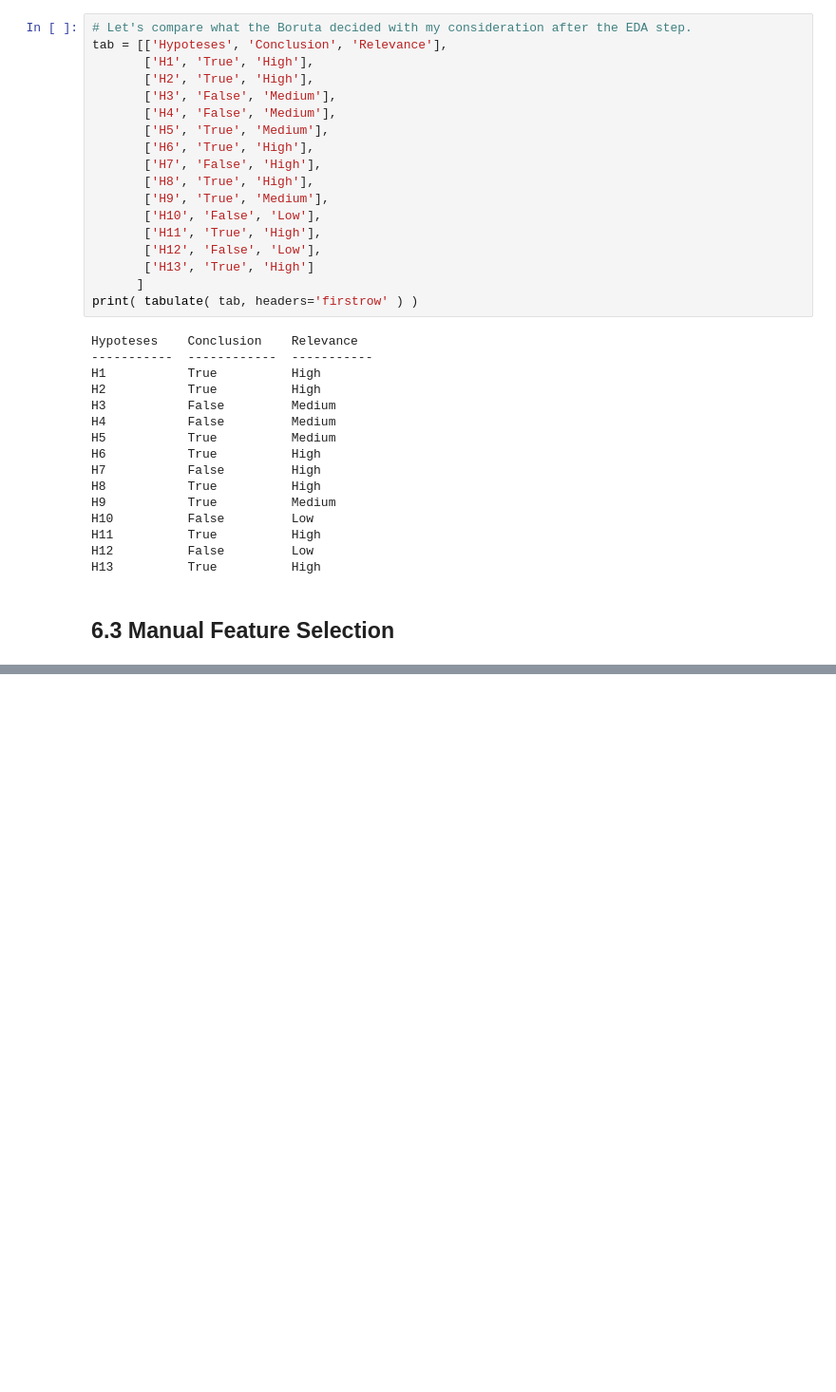
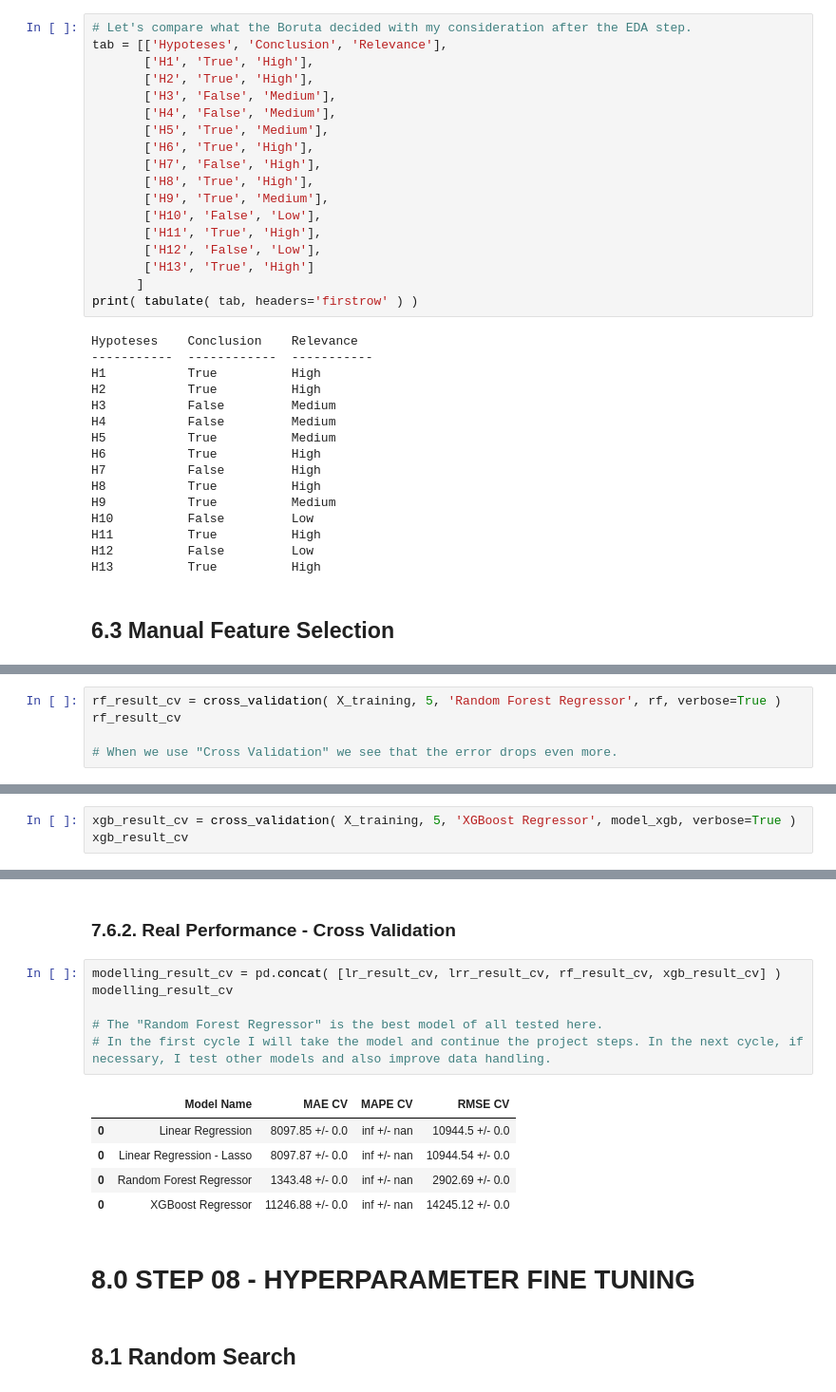
Before and after one commit to panambY/Used_Car_Price, a Jupyter notebook: Used_Car_Price.ipynb, the cells around one changed output, grey strips where cells are left out. Shown at 95% size. Cells and saved outputs as stored; diff of their text form; blank space fills up the shorter version.

```diff
--- a/Used_Car_Price.ipynb
+++ b/Used_Car_Price.ipynb
@@ -1821,0 +2029,5 @@ H13          True          High
+# %%
+rf_result_cv = cross_validation( X_training, 5, 'Random Forest Regressor', rf, verbose=True )
+rf_result_cv
+
+# When we use "Cross Validation" we see that the error drops even more.
@@ -1821,0 +2068,3 @@ H13          True          High
+# %%
+xgb_result_cv = cross_validation( X_training, 5, 'XGBoost Regressor', model_xgb, verbose=True )
+xgb_result_cv
@@ -1821,0 +2099,18 @@ H13          True          High
+# %% [markdown]
+### 7.6.2. Real Performance - Cross Validation
+# %%
+modelling_result_cv = pd.concat( [lr_result_cv, lrr_result_cv, rf_result_cv, xgb_result_cv] )
+modelling_result_cv
+
+# The "Random Forest Regressor" is the best model of all tested here.
+# In the first cycle I will take the model and continue the project steps. In the next cycle, if necessary, I test other models and also improve data handling.
+# %% [output]
+|  | Model Name | MAE CV | MAPE CV | RMSE CV |
+| 0 | Linear Regression | 8097.85 +/- 0.0 | inf +/- nan | 10944.5 +/- 0.0 |
+| 0 | Linear Regression - Lasso | 8097.87 +/- 0.0 | inf +/- nan | 10944.54 +/- 0.0 |
+| 0 | Random Forest Regressor | 1343.48 +/- 0.0 | inf +/- nan | 2902.69 +/- 0.0 |
+| 0 | XGBoost Regressor | 11246.88 +/- 0.0 | inf +/- nan | 14245.12 +/- 0.0 |
+# %% [markdown]
+# 8.0 STEP 08 - HYPERPARAMETER FINE TUNING
+# %% [markdown]
+## 8.1 Random Search
```
Also changed, not shown: parts of 31 cells of this notebook.
